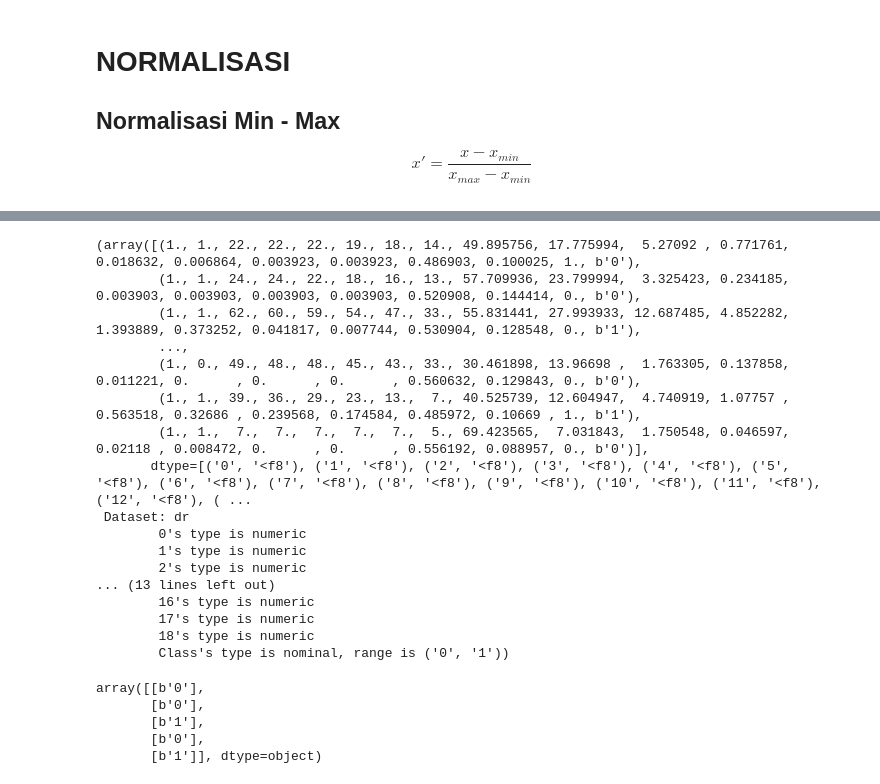
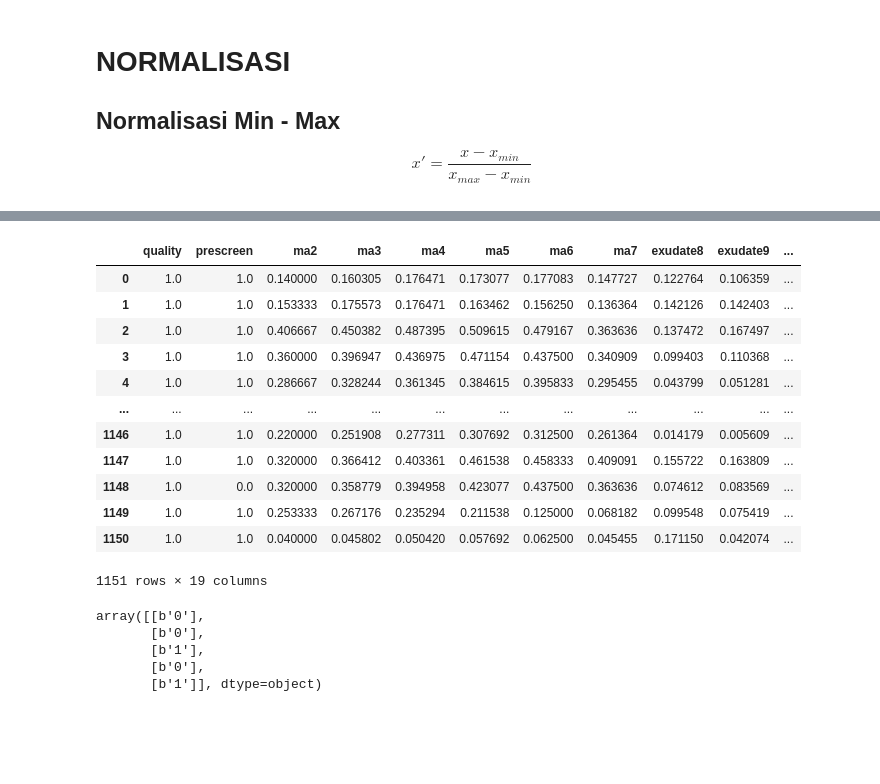
Before and after one commit to UswatunChasanah/dataminingbaru, a Jupyter notebook: _sources/Tugas 5.ipynb, the cells around one changed output, grey strips where cells are left out. Saved outputs shown, nothing was run; the diff lists cells and outputs as text; code cells hidden in the pictures; blank space fills up the shorter version.

```diff
--- a/_sources/Tugas 5.ipynb
+++ b/_sources/Tugas 5.ipynb
@@ -38,0 +67,3 @@ df = pd.DataFrame(data[0])
+# %%
+df.columns = [col_names]
+df
@@ -110,24 +142,19 @@ tesdatates = arff.loadarff('/content/drive/MyDrive/datamining/dataminingbaru/mes
-# %%
-# tesdatates.head()
-tesdatates
-# %% [output]
-(array([(1., 1., 22., 22., 22., 19., 18., 14., 49.895756, 17.775994,  5.27092 , 0.771761, 0.018632, 0.006864, 0.003923, 0.003923, 0.486903, 0.100025, 1., b'0'),
-        (1., 1., 24., 24., 22., 18., 16., 13., 57.709936, 23.799994,  3.325423, 0.234185, 0.003903, 0.003903, 0.003903, 0.003903, 0.520908, 0.144414, 0., b'0'),
-        (1., 1., 62., 60., 59., 54., 47., 33., 55.831441, 27.993933, 12.687485, 4.852282, 1.393889, 0.373252, 0.041817, 0.007744, 0.530904, 0.128548, 0., b'1'),
-        ...,
-        (1., 0., 49., 48., 48., 45., 43., 33., 30.461898, 13.96698 ,  1.763305, 0.137858, 0.011221, 0.      , 0.      , 0.      , 0.560632, 0.129843, 0., b'0'),
-        (1., 1., 39., 36., 29., 23., 13.,  7., 40.525739, 12.604947,  4.740919, 1.07757 , 0.563518, 0.32686 , 0.239568, 0.174584, 0.485972, 0.10669 , 1., b'1'),
-        (1., 1.,  7.,  7.,  7.,  7.,  7.,  5., 69.423565,  7.031843,  1.750548, 0.046597, 0.02118 , 0.008472, 0.      , 0.      , 0.556192, 0.088957, 0., b'0')],
-       dtype=[('0', '<f8'), ('1', '<f8'), ('2', '<f8'), ('3', '<f8'), ('4', '<f8'), ('5', '<f8'), ('6', '<f8'), ('7', '<f8'), ('8', '<f8'), ('9', '<f8'), ('10', '<f8'), ('11', '<f8'), ('12', '<f8'), ( ...
- Dataset: dr
-        0's type is numeric
-        1's type is numeric
-        2's type is numeric
-... (13 lines left out)
-        16's type is numeric
-        17's type is numeric
-        18's type is numeric
-        Class's type is nominal, range is ('0', '1'))
+# %%
+scaled_features
+# %% [output]
+|  | quality | prescreen | ma2 | ma3 | ma4 | ma5 | ma6 | ma7 | exudate8 | exudate9 | ... |
+| 0 | 1.0 | 1.0 | 0.140000 | 0.160305 | 0.176471 | 0.173077 | 0.177083 | 0.147727 | 0.122764 | 0.106359 | ... |
+| 1 | 1.0 | 1.0 | 0.153333 | 0.175573 | 0.176471 | 0.163462 | 0.156250 | 0.136364 | 0.142126 | 0.142403 | ... |
+| 2 | 1.0 | 1.0 | 0.406667 | 0.450382 | 0.487395 | 0.509615 | 0.479167 | 0.363636 | 0.137472 | 0.167497 | ... |
+| 3 | 1.0 | 1.0 | 0.360000 | 0.396947 | 0.436975 | 0.471154 | 0.437500 | 0.340909 | 0.099403 | 0.110368 | ... |
+| 4 | 1.0 | 1.0 | 0.286667 | 0.328244 | 0.361345 | 0.384615 | 0.395833 | 0.295455 | 0.043799 | 0.051281 | ... |
+| ... | ... | ... | ... | ... | ... | ... | ... | ... | ... | ... | ... |
+| 1146 | 1.0 | 1.0 | 0.220000 | 0.251908 | 0.277311 | 0.307692 | 0.312500 | 0.261364 | 0.014179 | 0.005609 | ... |
+| 1147 | 1.0 | 1.0 | 0.320000 | 0.366412 | 0.403361 | 0.461538 | 0.458333 | 0.409091 | 0.155722 | 0.163809 | ... |
+| 1148 | 1.0 | 0.0 | 0.320000 | 0.358779 | 0.394958 | 0.423077 | 0.437500 | 0.363636 | 0.074612 | 0.083569 | ... |
+| 1149 | 1.0 | 1.0 | 0.253333 | 0.267176 | 0.235294 | 0.211538 | 0.125000 | 0.068182 | 0.099548 | 0.075419 | ... |
+| 1150 | 1.0 | 1.0 | 0.040000 | 0.045802 | 0.050420 | 0.057692 | 0.062500 | 0.045455 | 0.171150 | 0.042074 | ... |
+1151 rows × 19 columns
 # %%
 y = df['label'].values
 y[0:5]
```
Also changed, not shown: parts of 27 cells of this notebook, 12 other files.
